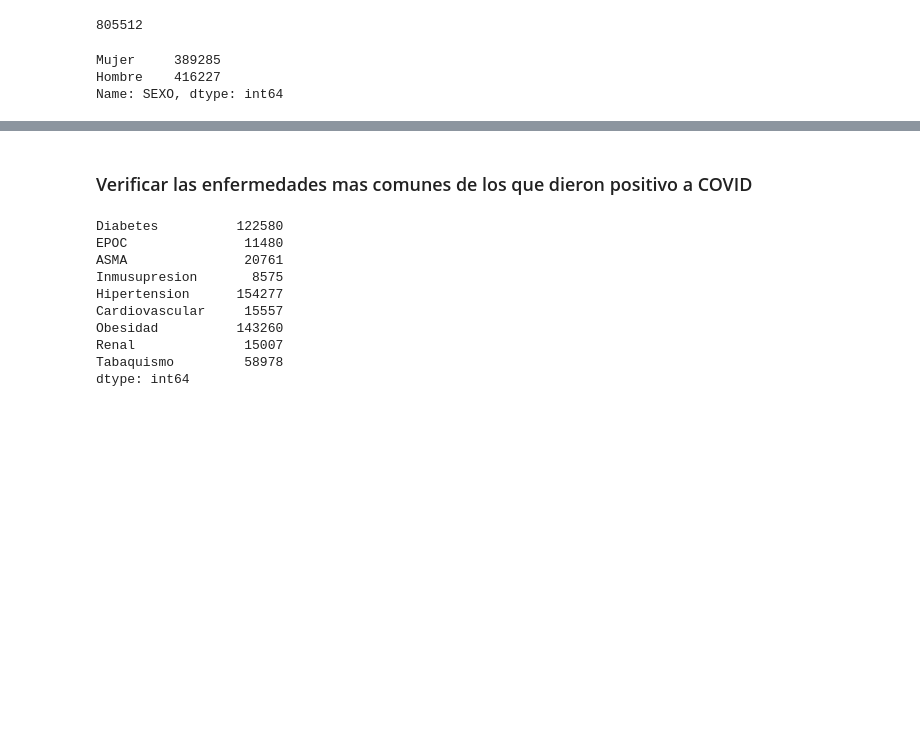
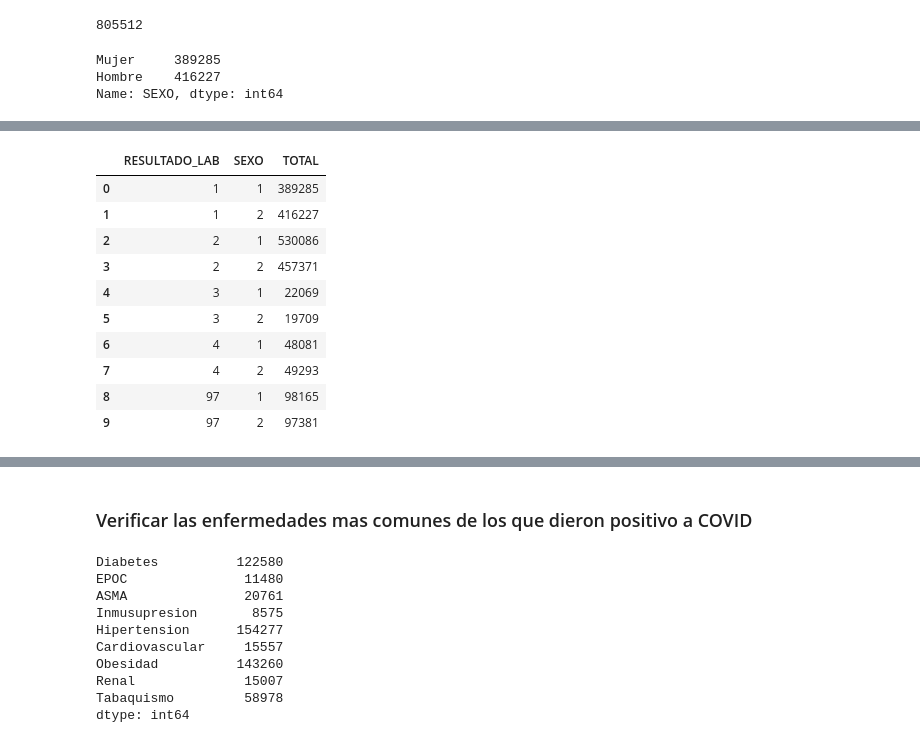
Before and after one commit to JoseGabriel-ITD/Analisis, a Jupyter notebook: covid19_1.ipynb, the cells around one changed output, grey strips where cells are left out. Drawn from its saved outputs; the diff is of its cells as text; code cells hidden in the pictures; blank space fills up the shorter version.

```diff
--- a/covid19_1.ipynb
+++ b/covid19_1.ipynb
@@ -170,2 +187,17 @@ Name: SEXO, dtype: int64
 # %%
+# Agrupamos por genero el resultado del laboratorio de la prueba del COVID
+
 df_total_casos_grupo = df.groupby(['RESULTADO_LAB','SEXO']).size().reset_index(name='TOTAL')
+df_total_casos_grupo
+# %% [output]
+|  | RESULTADO_LAB | SEXO | TOTAL |
+| 0 | 1 | 1 | 389285 |
+| 1 | 1 | 2 | 416227 |
+| 2 | 2 | 1 | 530086 |
+| 3 | 2 | 2 | 457371 |
+| 4 | 3 | 1 | 22069 |
+| 5 | 3 | 2 | 19709 |
+| 6 | 4 | 1 | 48081 |
+| 7 | 4 | 2 | 49293 |
+| 8 | 97 | 1 | 98165 |
+| 9 | 97 | 2 | 97381 |
```
Also changed, not shown: parts of 5 cells of this notebook.
